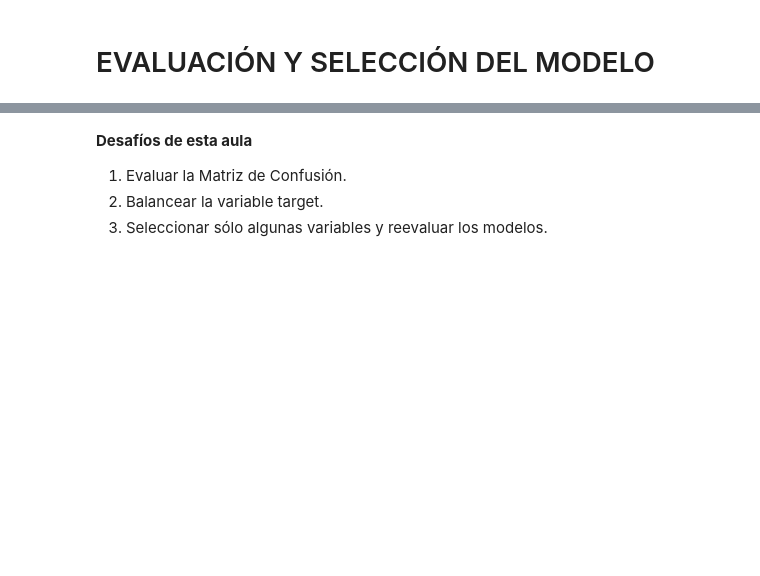
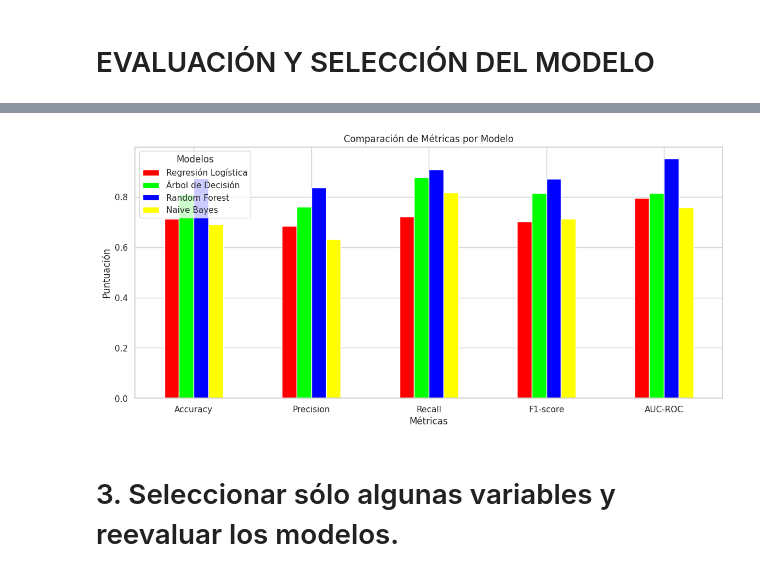
Before and after one commit to JulioVargas104/Inmersi-nDeDatos, a Jupyter notebook: Banco_de_Crédito_Alemán.ipynb, the cells around one changed output, grey strips where cells are left out. Saved outputs shown, nothing was run; the diff lists cells and outputs as text; code cells hidden in the pictures; blank space fills up the shorter version.

```diff
--- a/Banco_de_Crédito_Alemán.ipynb
+++ b/Banco_de_Crédito_Alemán.ipynb
@@ -469,6 +606,6 @@ visualiza_resultados()
+# %%
+    visualiza_resultados()
+# %% [output]
+[figure, added]
 # %% [markdown]
-**Desafíos de esta aula**
-
-1. Evaluar la Matriz de Confusión.
-2. Balancear la variable target.
-3. Seleccionar sólo algunas variables y reevaluar los modelos.
+# 3. Seleccionar sólo algunas variables y reevaluar los modelos.
```
Also changed, not shown: parts of 10 cells of this notebook.
